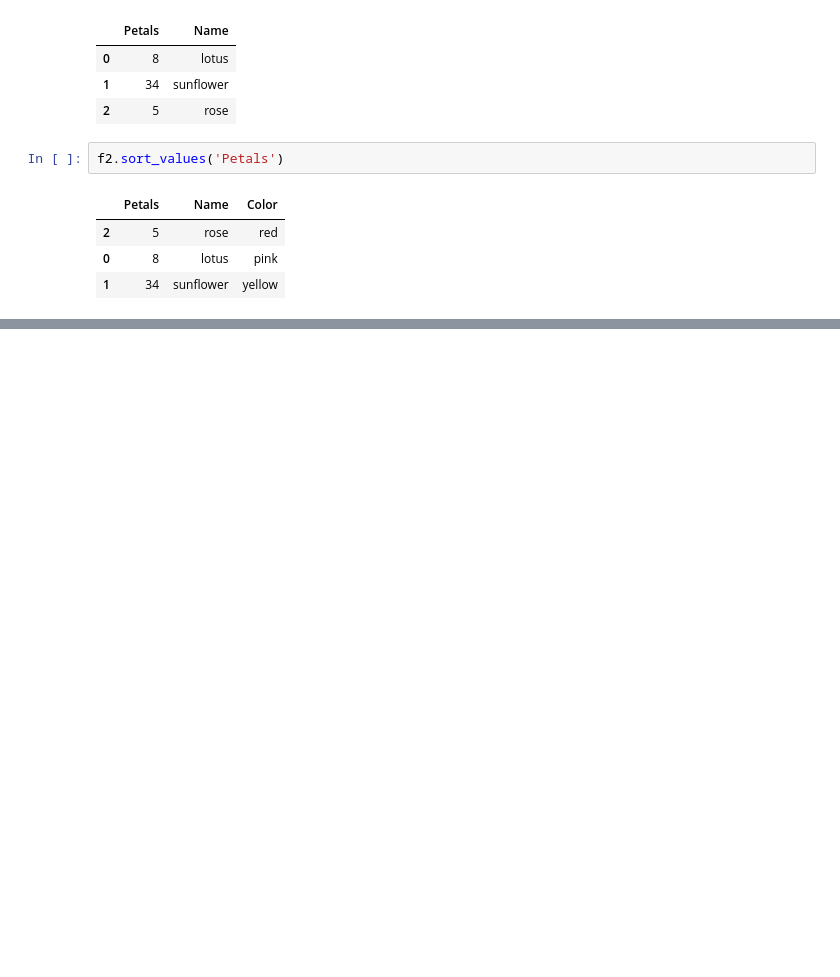
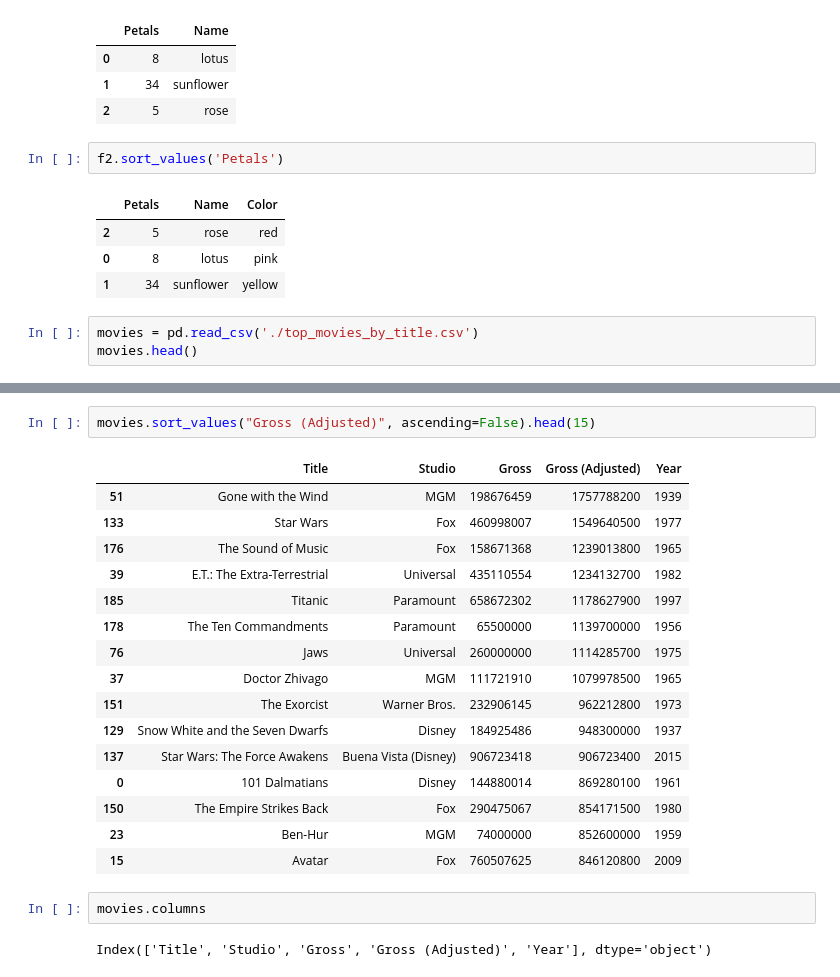
Before and after one commit to SYYoung/Berkeley, a Jupyter notebook: Computational thinking with Python/Week 1/Note1.ipynb, the cells around one changed output, grey strips where cells are left out. Drawn from its saved outputs; the diff is of its cells as text; blank space fills up the shorter version.

```diff
--- a/Computational thinking with Python/Week 1/Note1.ipynb
+++ b/Computational thinking with Python/Week 1/Note1.ipynb
@@ -143,3 +143,6 @@ f2.sort_values('Petals')
 | 2 | 5 | rose | red |
 | 0 | 8 | lotus | pink |
 | 1 | 34 | sunflower | yellow |
+# %%
+movies = pd.read_csv('./top_movies_by_title.csv')
+movies.head()
@@ -145,0 +176,23 @@ f2.sort_values('Petals')
+# %%
+movies.sort_values("Gross (Adjusted)", ascending=False).head(15)
+# %% [output]
+|  | Title | Studio | Gross | Gross (Adjusted) | Year |
+| 51 | Gone with the Wind | MGM | 198676459 | 1757788200 | 1939 |
+| 133 | Star Wars | Fox | 460998007 | 1549640500 | 1977 |
+| 176 | The Sound of Music | Fox | 158671368 | 1239013800 | 1965 |
+| 39 | E.T.: The Extra-Terrestrial | Universal | 435110554 | 1234132700 | 1982 |
+| 185 | Titanic | Paramount | 658672302 | 1178627900 | 1997 |
+| 178 | The Ten Commandments | Paramount | 65500000 | 1139700000 | 1956 |
+| 76 | Jaws | Universal | 260000000 | 1114285700 | 1975 |
+| 37 | Doctor Zhivago | MGM | 111721910 | 1079978500 | 1965 |
+| 151 | The Exorcist | Warner Bros. | 232906145 | 962212800 | 1973 |
+| 129 | Snow White and the Seven Dwarfs | Disney | 184925486 | 948300000 | 1937 |
+| 137 | Star Wars: The Force Awakens | Buena Vista (Disney) | 906723418 | 906723400 | 2015 |
+| 0 | 101 Dalmatians | Disney | 144880014 | 869280100 | 1961 |
+| 150 | The Empire Strikes Back | Fox | 290475067 | 854171500 | 1980 |
+| 23 | Ben-Hur | MGM | 74000000 | 852600000 | 1959 |
+| 15 | Avatar | Fox | 760507625 | 846120800 | 2009 |
+# %%
+movies.columns
+# %% [output]
+Index(['Title', 'Studio', 'Gross', 'Gross (Adjusted)', 'Year'], dtype='object')
```
Also changed, not shown: parts of 7 cells of this notebook.
